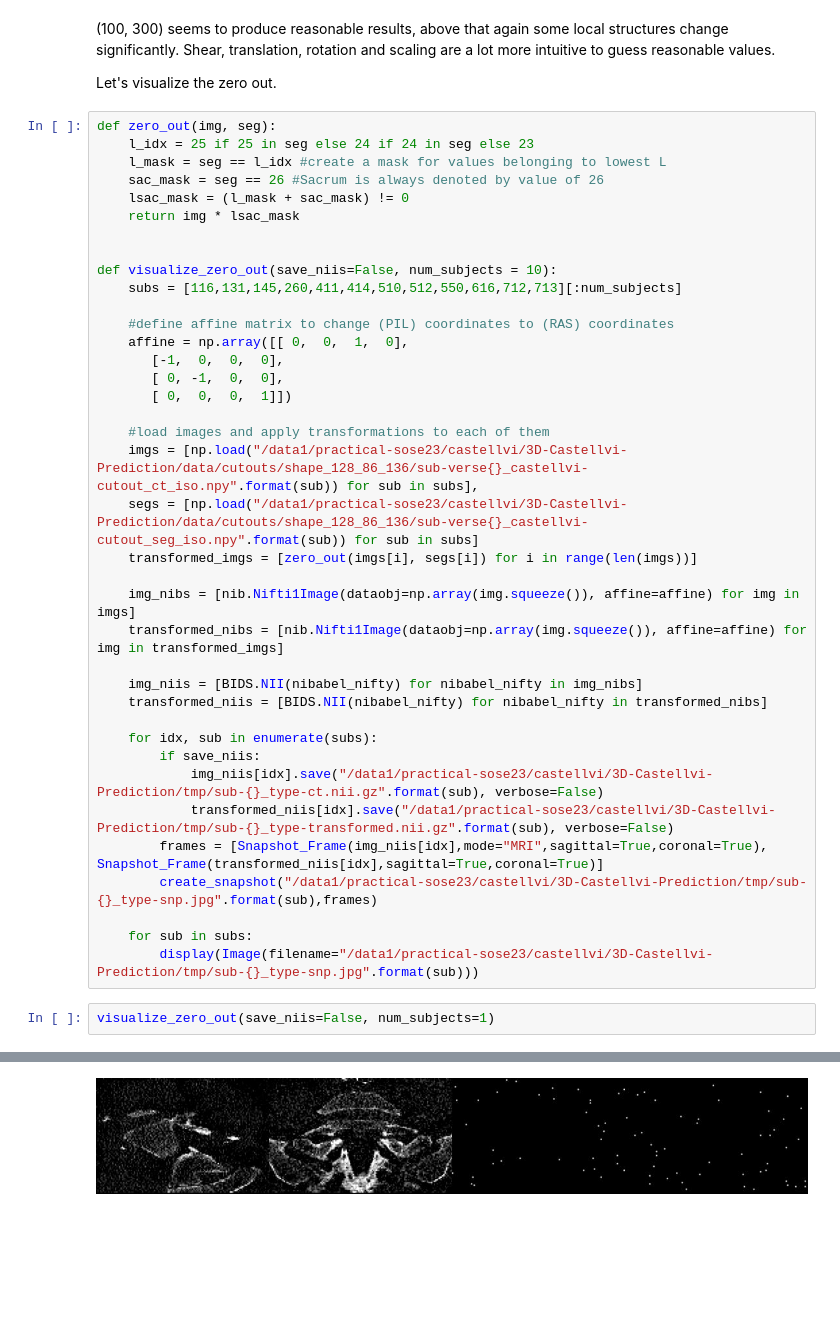
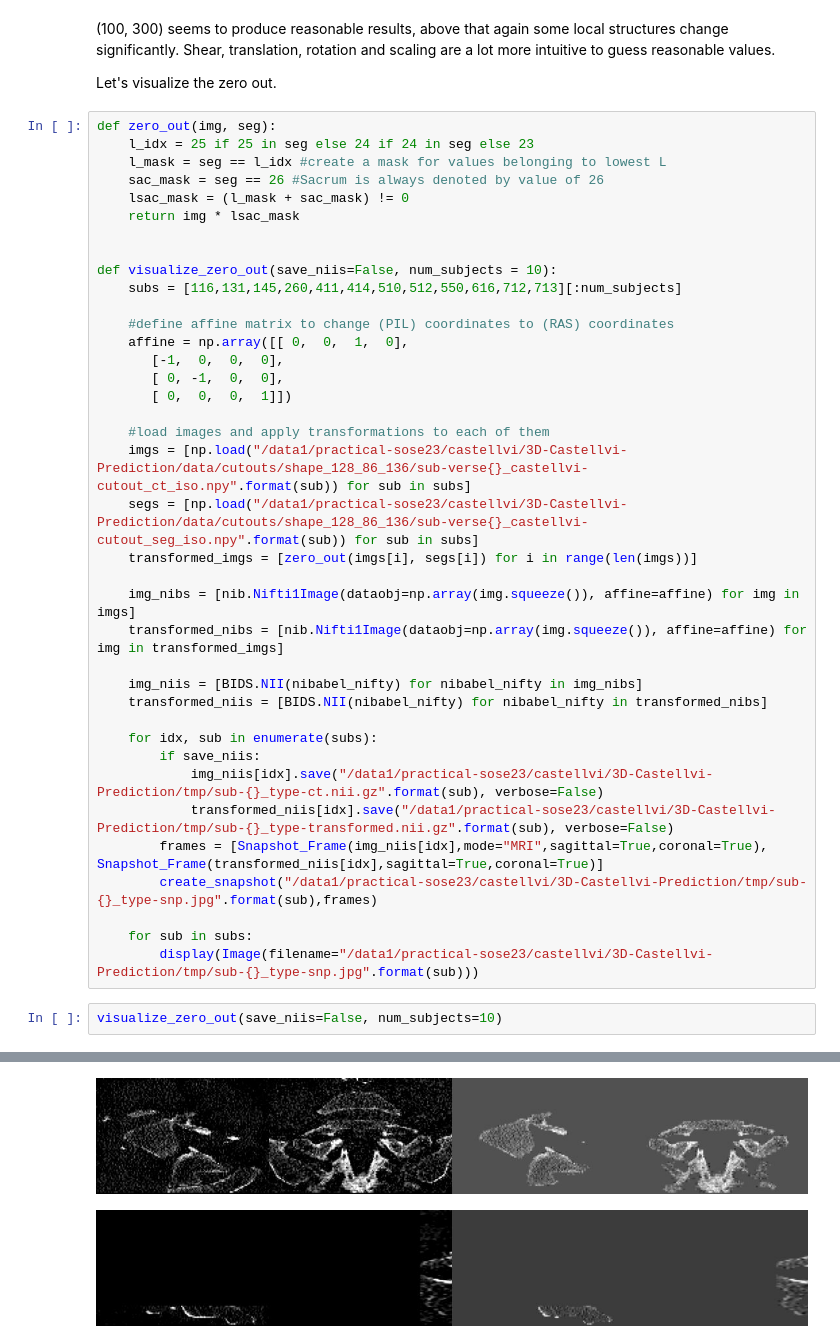
Before and after one commit to ardamamur/3D-Castellvi-Prediction, a Jupyter notebook: notebooks/visualize_augmentations.ipynb, the cells around one changed output, grey strips where cells are left out. Drawn from its saved outputs; the diff is of its cells as text; blank space fills up the shorter version.

```diff
--- a/notebooks/visualize_augmentations.ipynb
+++ b/notebooks/visualize_augmentations.ipynb
@@ -149,7 +149,7 @@ def visualize_zero_out(save_niis=False, num_subjects = 10):
        [ 0,  0,  0,  1]])
 
     #load images and apply transformations to each of them
-    imgs = [np.load("/data1/practical-sose23/castellvi/3D-Castellvi-Prediction/data/cutouts/shape_128_86_136/sub-verse{}_castellvi-cutout_ct_iso.npy".format(sub)) for sub in subs],
+    imgs = [np.load("/data1/practical-sose23/castellvi/3D-Castellvi-Prediction/data/cutouts/shape_128_86_136/sub-verse{}_castellvi-cutout_ct_iso.npy".format(sub)) for sub in subs]
     segs = [np.load("/data1/practical-sose23/castellvi/3D-Castellvi-Prediction/data/cutouts/shape_128_86_136/sub-verse{}_castellvi-cutout_seg_iso.npy".format(sub)) for sub in subs]
     transformed_imgs = [zero_out(imgs[i], segs[i]) for i in range(len(imgs))]
 
@@ -169,5 +169,5 @@ def visualize_zero_out(save_niis=False, num_subjects = 10):
     for sub in subs:
         display(Image(filename="/data1/practical-sose23/castellvi/3D-Castellvi-Prediction/tmp/sub-{}_type-snp.jpg".format(sub)))
 # %%
-visualize_zero_out(save_niis=False, num_subjects=1)
+visualize_zero_out(save_niis=False, num_subjects=10)
 # %% [output]
@@ -178 +191,2 @@ index 86 is out of bounds for axis 0 with size 86
-[figure, old version]
+[figure, new version]
+[figure, added]
```
Also changed, not shown: parts of 1 cell of this notebook.
